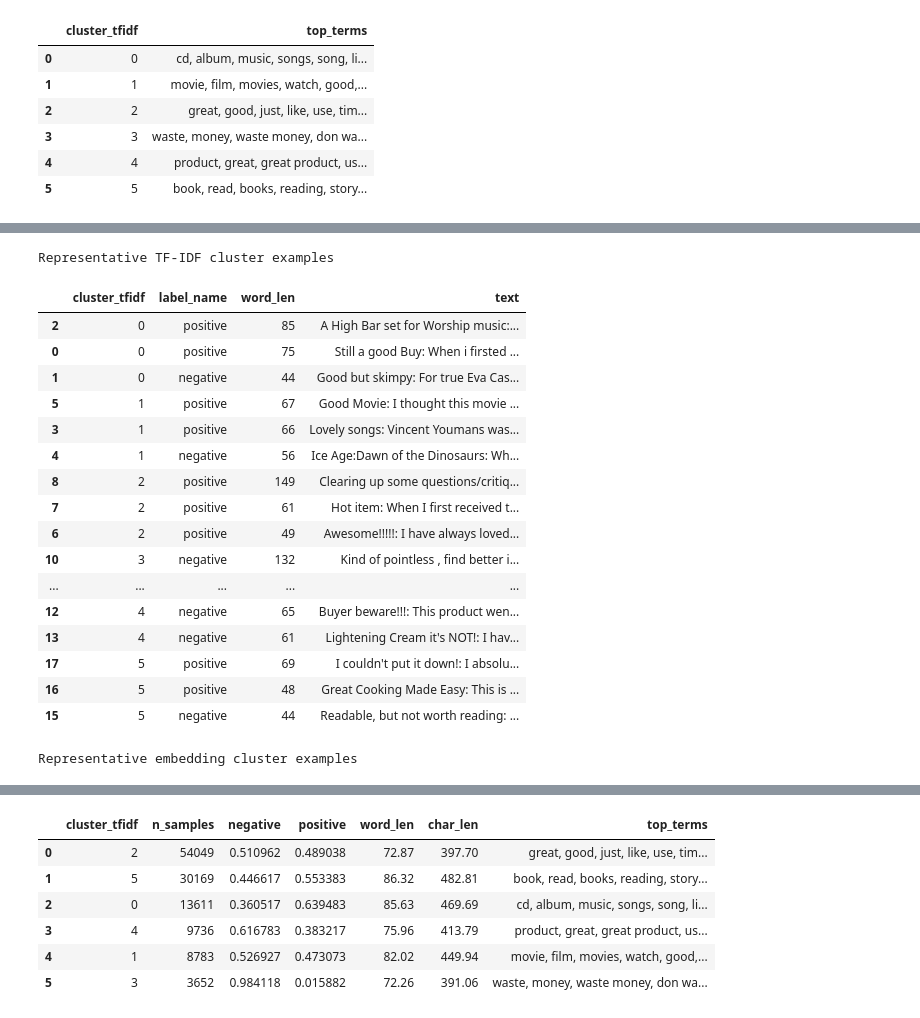
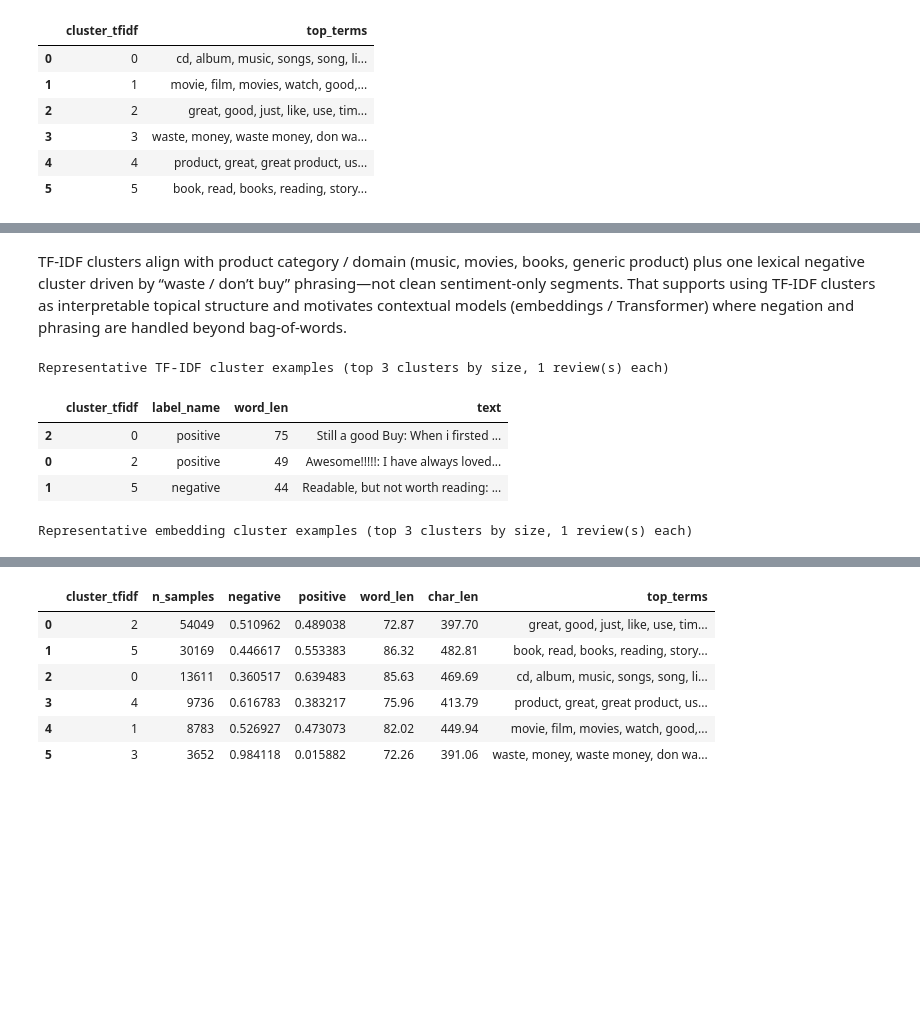
Before and after one commit to PeterMangoro/dataScience, a Jupyter notebook: final/final_notebook.ipynb, the cells around one changed output, grey strips where cells are left out. Cells and saved outputs as stored; diff of their text form; code cells hidden in the pictures; blank space fills up the shorter version.

```diff
--- a/final/final_notebook.ipynb
+++ b/final/final_notebook.ipynb
@@ -932,7 +943,12 @@ for k in K_VALUES:
     km = KMeans(n_clusters=k, n_init=10, random_state=UNSUP_RANDOM_STATE)
     labels = km.fit_predict(X_unsup_emb)
 
-    sil = silhouette_score(X_unsup_emb, labels, sample_size=min(20000, len(labels)), random_state=UNSUP_RANDOM_STATE)
+    sil = silhouette_score(
+        X_unsup_emb,
+        labels,
+        sample_size=min(20000, len(labels)),
+        random_state=UNSUP_RANDOM_STATE,
+    )
 
     emb_runs.append(
         {
@@ -943,8 +959,17 @@ for k in K_VALUES:
     )
     emb_labels_by_k[k] = labels
 
+emb_cluster_metrics_df = pd.DataFrame(emb_runs).sort_values("k").reset_index(drop=True)
+display(emb_cluster_metrics_df)
 
-emb_cluster_metrics_df = pd.DataFrame(emb_runs).sort_values("k").reset_index(drop=True)
-emb_cluster_metrics_df
+best_emb_row = emb_cluster_metrics_df.sort_values(
+    ["silhouette", "k"], ascending=[False, True]
+).iloc[0]
+best_k_emb = int(best_emb_row["k"])
+
+unsup_emb_df = unsup_df.copy()
+unsup_emb_df["cluster_emb"] = emb_labels_by_k[best_k_emb]
+
+print(f"Selected embedding pipeline k: {best_k_emb}")
 # %% [output]
 |  | k | inertia | silhouette |
@@ -1069,57 +1095,49 @@ emb columns contain cluster_emb: True
+# %% [markdown]
+ TF‑IDF clusters align with product category / domain (music, movies, books, generic product) plus one lexical negative cluster driven by “waste / don’t buy” phrasing—not clean sentiment-only segments. That supports using TF‑IDF clusters as interpretable topical structure and motivates contextual models (embeddings / Transformer) where negation and phrasing are handled beyond bag-of-words.
 # %%
-def representative_examples(df, cluster_col: str, n: int = 3, seed: int = 42):
-    sampled_parts = []
-    for cluster_id, group in df.groupby(cluster_col):
+def representative_examples(df, cluster_col, n=1, max_clusters=3, seed=42):
+    """Top `max_clusters` largest clusters, `n` random reviews each."""
+    cluster_ids = df[cluster_col].value_counts().head(max_clusters).index.tolist()
+    parts = []
+    for cluster_id in cluster_ids:
+        group = df[df[cluster_col] == cluster_id]
         part = group.sample(min(n, len(group)), random_state=seed).copy()
-        part[cluster_col] = cluster_id  # force column presence
-        sampled_parts.append(part[[cluster_col, "label_name", "word_len", "text"]])
-    return pd.concat(sampled_parts, ignore_index=True)
+        part[cluster_col] = cluster_id
+        parts.append(part[[cluster_col, "label_name", "word_len", "text"]])
+    return pd.concat(parts, ignore_index=True)
 
-def _show_cluster_examples(df, cluster_col, title, n=3):
+
+def _show_cluster_examples(df, cluster_col, title, n=1, max_clusters=3):
     required_cols = {cluster_col, "label_name", "word_len", "text"}
     if df is None or not required_cols.issubset(df.columns):
         print(f"{title} skipped: missing required columns for {cluster_col}.")
         return None
 
-    out = representative_examples(df, cluster_col, n=n, seed=RANDOM_SEED).sort_values(
-        [cluster_col, "word_len"], ascending=[True, False]
-    )
-    print(title)
+    out = representative_examples(
+        df, cluster_col, n=n, max_clusters=max_clusters, seed=RANDOM_SEED
+    ).sort_values([cluster_col, "word_len"], ascending=[True, False])
+
+    print(f"{title} (top {max_clusters} clusters by size, {n} review(s) each)")
     display(out)
     return out
 
 
 tfidf_examples_df = _show_cluster_examples(
     unsup_tfidf_df,
     "cluster_tfidf",
     "Representative TF-IDF cluster examples",
-    n=3,
 )
 
 emb_examples_df = _show_cluster_examples(
     unsup_emb_df,
     "cluster_emb",
     "Representative embedding cluster examples",
-    n=3,
 )
 # %% [output]
-Representative TF-IDF cluster examples
+Representative TF-IDF cluster examples (top 3 clusters by size, 1 review(s) each)
 |  | cluster_tfidf | label_name | word_len | text |
-| 2 | 0 | positive | 85 | A High Bar set for Worship music:... |
-| 0 | 0 | positive | 75 | Still a good Buy: When i firsted ... |
-| 1 | 0 | negative | 44 | Good but skimpy: For true Eva Cas... |
-| 5 | 1 | positive | 67 | Good Movie: I thought this movie ... |
-| 3 | 1 | positive | 66 | Lovely songs: Vincent Youmans was... |
-| 4 | 1 | negative | 56 | Ice Age:Dawn of the Dinosaurs: Wh... |
-| 8 | 2 | positive | 149 | Clearing up some questions/critiq... |
-| 7 | 2 | positive | 61 | Hot item: When I first received t... |
-| 6 | 2 | positive | 49 | Awesome!!!!!: I have always loved... |
-| 10 | 3 | negative | 132 | Kind of pointless , find better i... |
-| ... | ... | ... | ... | ... |
-| 12 | 4 | negative | 65 | Buyer beware!!!: This product wen... |
-| 13 | 4 | negative | 61 | Lightening Cream it's NOT!: I hav... |
-| 17 | 5 | positive | 69 | I couldn't put it down!: I absolu... |
-| 16 | 5 | positive | 48 | Great Cooking Made Easy: This is ... |
-| 15 | 5 | negative | 44 | Readable, but not worth reading: ... |
+| 2 | 0 | positive | 75 | Still a good Buy: When i firsted ... |
+| 0 | 2 | positive | 49 | Awesome!!!!!: I have always loved... |
+| 1 | 5 | negative | 44 | Readable, but not worth reading: ... |
-Representative embedding cluster examples
+Representative embedding cluster examples (top 3 clusters by size, 1 review(s) each)
 |  | cluster_emb | label_name | word_len | text |
```
Also changed, not shown: parts of 84 cells of this notebook, 10 other files.
